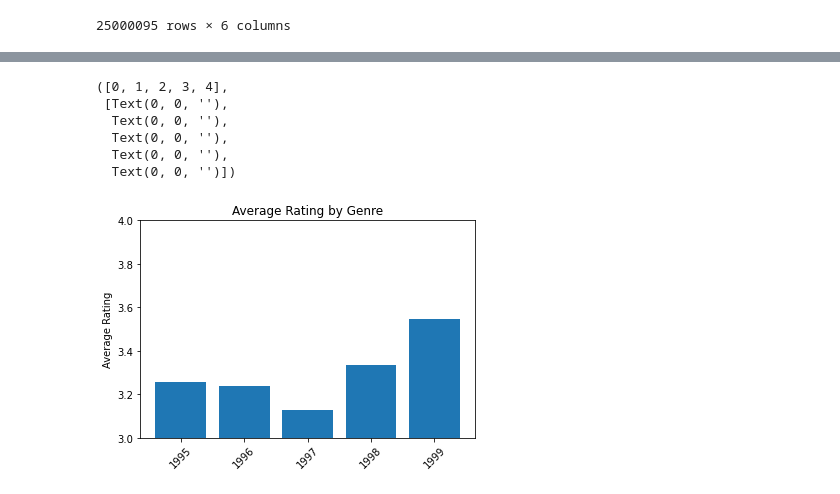
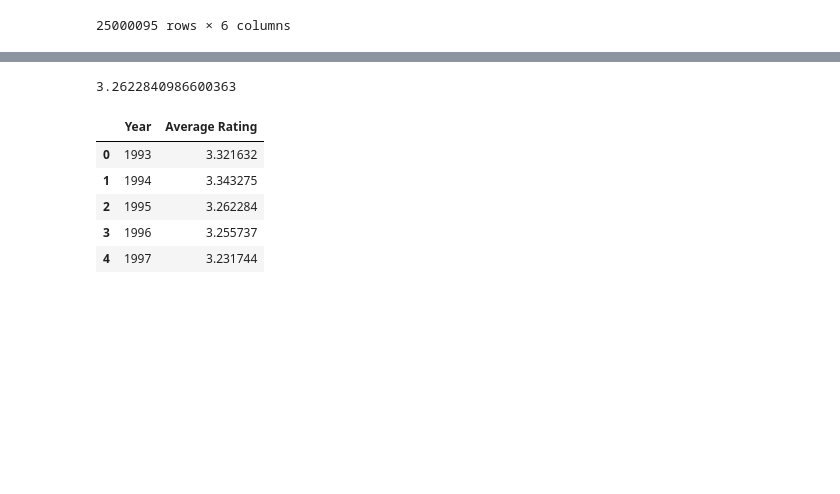
Before and after one commit to blancacarretero/movie-recommendation-engine, a Jupyter notebook: main.ipynb, the cells around one changed output, grey strips where cells are left out. Saved outputs shown, nothing was run; the diff lists cells and outputs as text; code cells hidden in the pictures; blank space fills up the shorter version.

```diff
--- a/main.ipynb
+++ b/main.ipynb
@@ -184,14 +210,4 @@ ratings_dict_df
-# %%
-plt.bar(ratings_dict_df['Year'],ratings_dict_df['Average Rating'])
-plt.ylim(3, 4)
-plt.title('Average Rating by Genre')
-plt.ylabel('Average Rating')
-plt.xticks(rotation=45)
-# %% [output]
-([0, 1, 2, 3, 4],
- [Text(0, 0, ''),
-  Text(0, 0, ''),
-  Text(0, 0, ''),
-  Text(0, 0, ''),
-  Text(0, 0, '')])
-[figure, removed]
+# %%
+ratings_by_year('Action','1995')
+# %% [output]
+3.2622840986600363
@@ -197,0 +229,9 @@ plt.xticks(rotation=45)
+# %%
+ratings_dict_df.head()
+# %% [output]
+|  | Year | Average Rating |
+| 0 | 1993 | 3.321632 |
+| 1 | 1994 | 3.343275 |
+| 2 | 1995 | 3.262284 |
+| 3 | 1996 | 3.255737 |
+| 4 | 1997 | 3.231744 |
```
Also changed, not shown: parts of 31 cells of this notebook.
